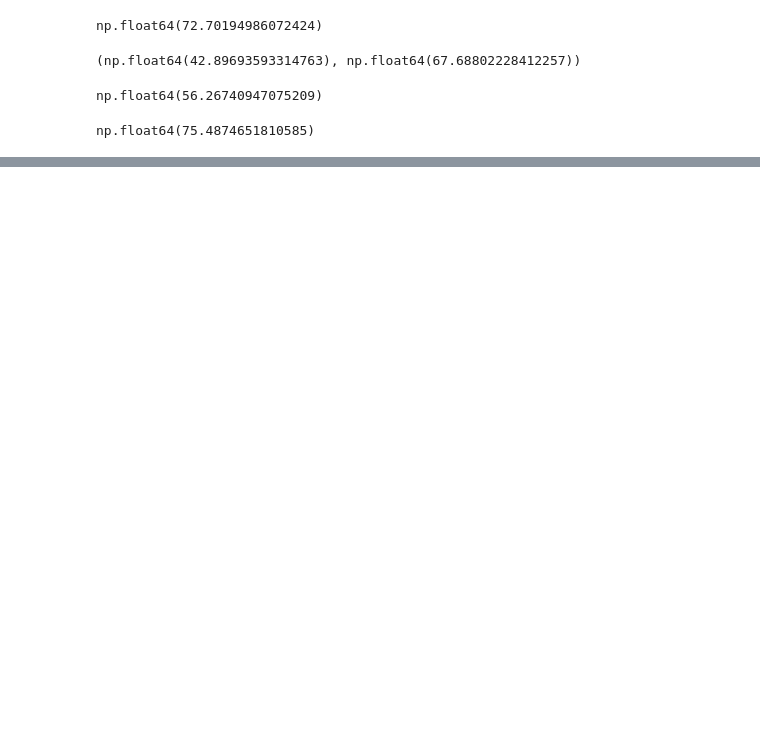
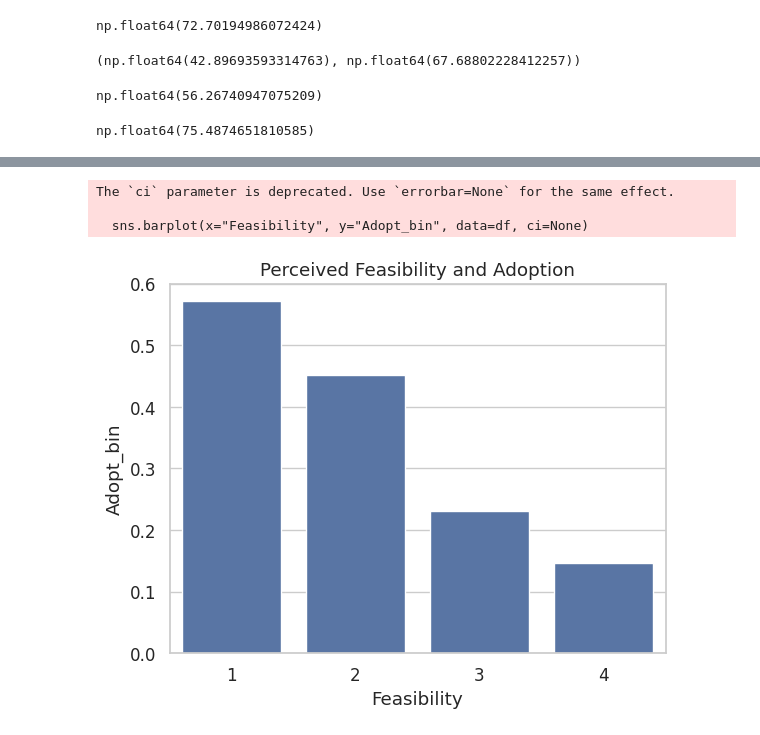
Before and after one commit to sayem088/AI-and-Iot-driven-WtE-research-paper-stat, a Jupyter notebook: Stoten_paper.ipynb, the cells around one changed output, grey strips where cells are left out. Drawn from its saved outputs; the diff is of its cells as text; code cells hidden in the pictures; blank space fills up the shorter version.

```diff
--- a/Stoten_paper.ipynb
+++ b/Stoten_paper.ipynb
@@ -92,0 +252,11 @@ np.float64(75.4874651810585)
+# %%
+# Fig. 3 — Feasibility → Adoption
+sns.barplot(x="Feasibility", y="Adopt_bin", data=df, ci=None)
+plt.title("Perceived Feasibility and Adoption")
+plt.savefig("Fig3_Feasibility_Adopt.png", dpi=300)
+plt.show()
+# %% [output]
+The `ci` parameter is deprecated. Use `errorbar=None` for the same effect.
+
+  sns.barplot(x="Feasibility", y="Adopt_bin", data=df, ci=None)
+[figure, added]
```
Also changed, not shown: parts of 13 cells of this notebook.
